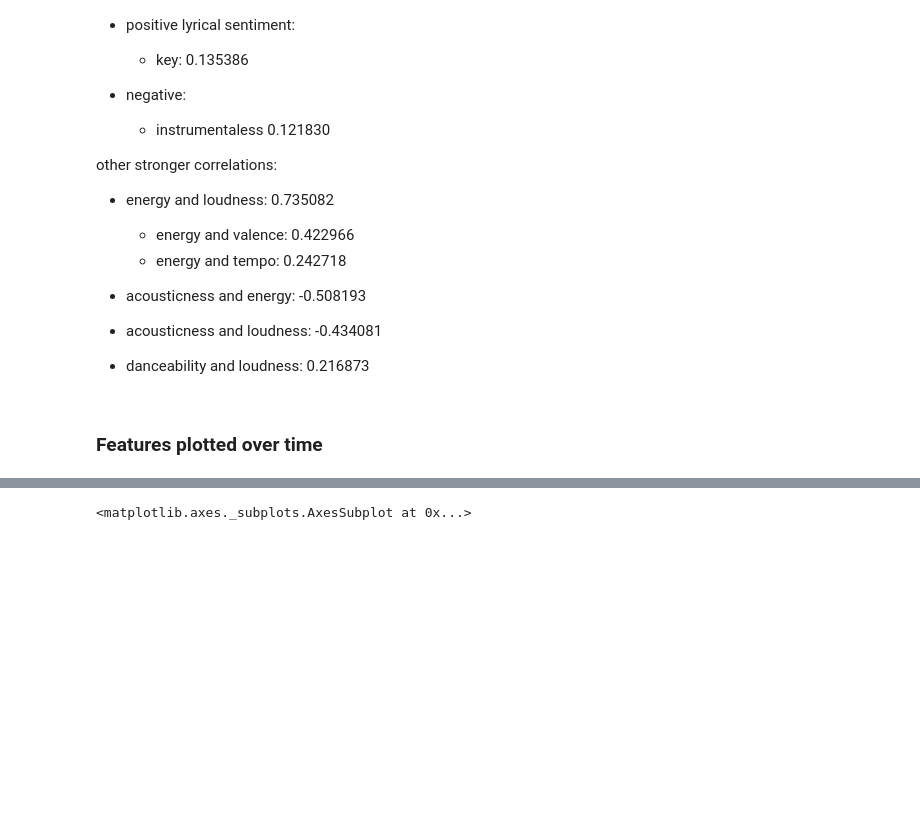
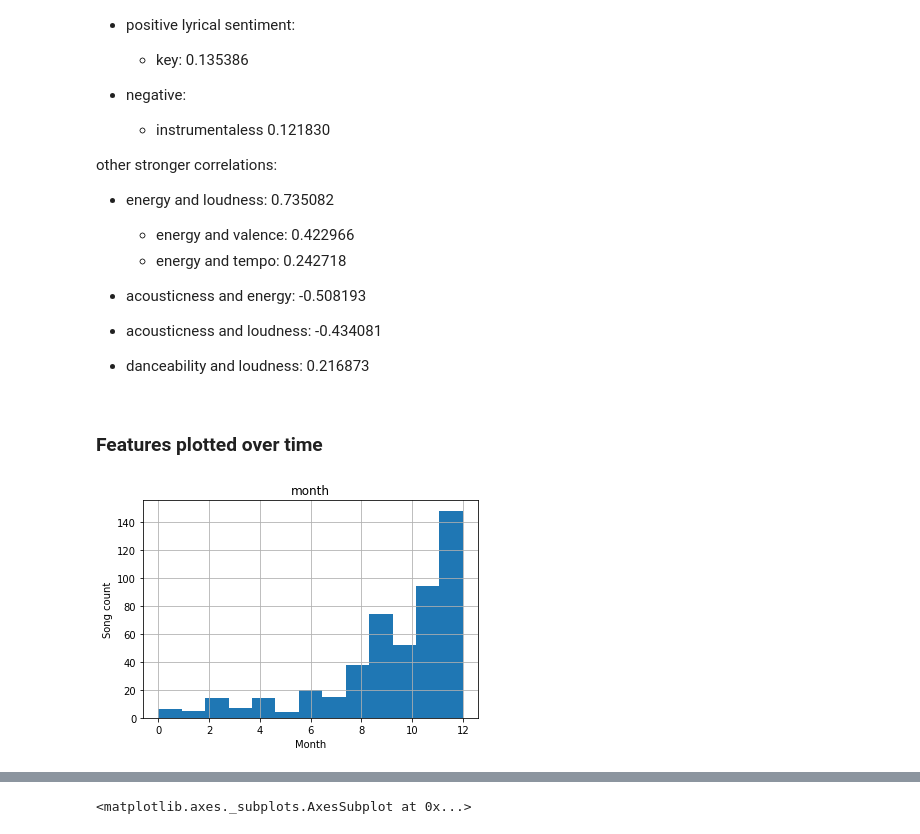
Before and after one commit to rileynwong/spotify-analysis, a Jupyter notebook: Data-Analysis.ipynb, the cells around one changed output, grey strips where cells are left out. Drawn from its saved outputs; the diff is of its cells as text; code cells hidden in the pictures; blank space fills up the shorter version.

```diff
--- a/Data-Analysis.ipynb
+++ b/Data-Analysis.ipynb
@@ -200,3 +200,11 @@ other stronger correlations:
 - danceability and loudness: 0.216873
 # %% [markdown]
 ### Features plotted over time
+# %%
+ax = data.hist(column='month', bins=13)
+
+for a in ax.flatten():
+    a.set_xlabel('Month')
+    a.set_ylabel('Song count')
+# %% [output]
+[figure, added]
```
Also changed, not shown: parts of 13 cells of this notebook, 1 other file.
